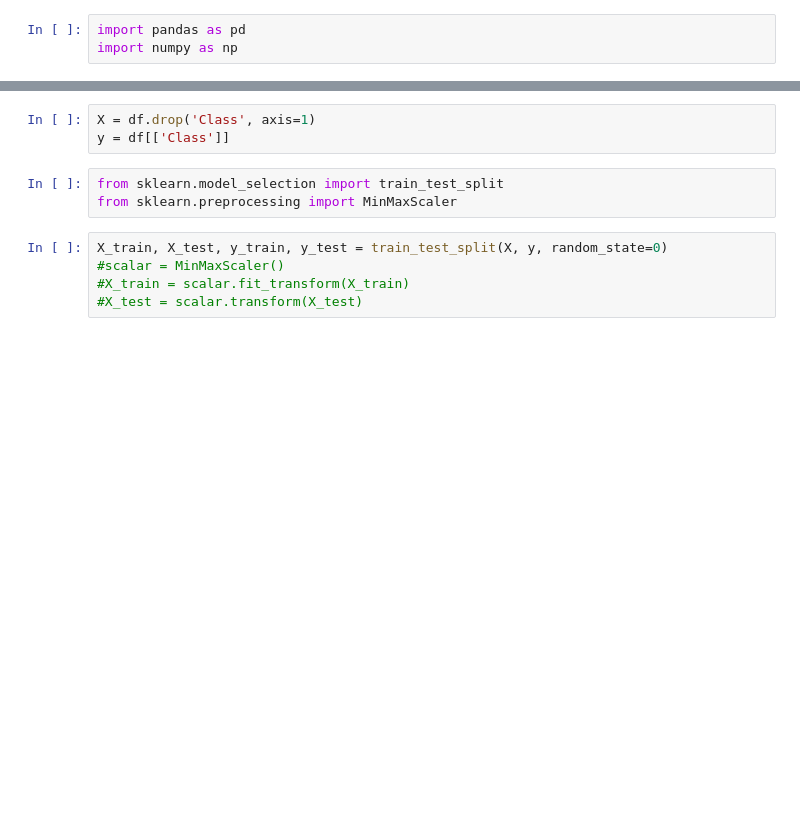
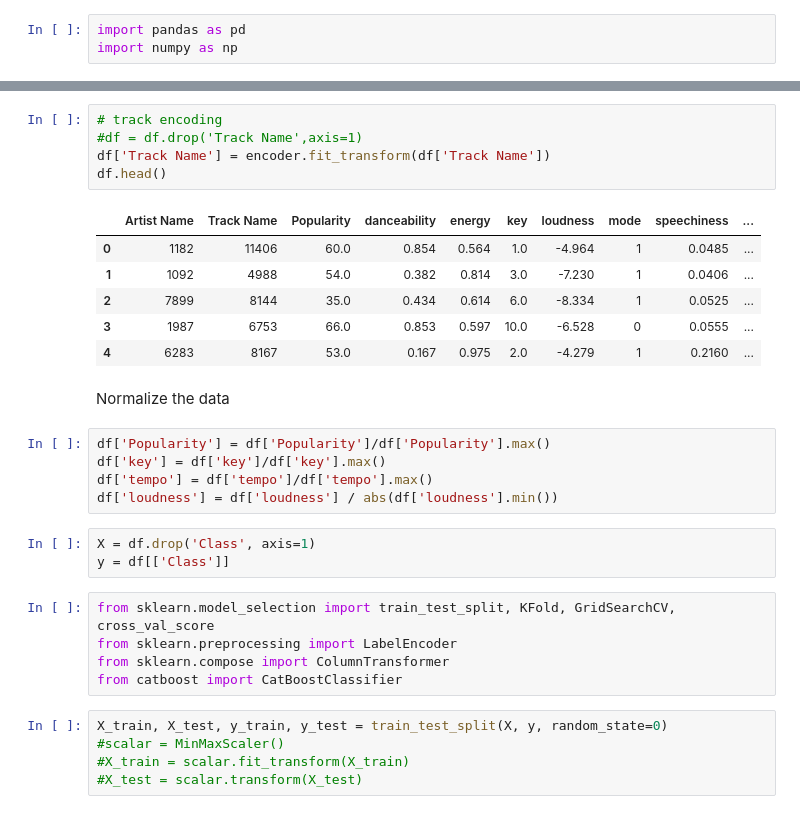
Before and after one commit to alyazidView/musicians, a Jupyter notebook: src/sandbox_ibrahim-g7.ipynb, the cells around one changed output, grey strips where cells are left out. Drawn from its saved outputs; the diff is of its cells as text; blank space fills up the shorter version.

```diff
--- a/src/sandbox_ibrahim-g7.ipynb
+++ b/src/sandbox_ibrahim-g7.ipynb
@@ -27,9 +88,30 @@ df.head()
+# %%
+# track encoding
+#df = df.drop('Track Name',axis=1)
+df['Track Name'] = encoder.fit_transform(df['Track Name'])
+df.head()
+# %% [output]
+|  | Artist Name | Track Name | Popularity | danceability | energy | key | loudness | mode | speechiness | ... |
+| 0 | 1182 | 11406 | 60.0 | 0.854 | 0.564 | 1.0 | -4.964 | 1 | 0.0485 | ... |
+| 1 | 1092 | 4988 | 54.0 | 0.382 | 0.814 | 3.0 | -7.230 | 1 | 0.0406 | ... |
+| 2 | 7899 | 8144 | 35.0 | 0.434 | 0.614 | 6.0 | -8.334 | 1 | 0.0525 | ... |
+| 3 | 1987 | 6753 | 66.0 | 0.853 | 0.597 | 10.0 | -6.528 | 0 | 0.0555 | ... |
+| 4 | 6283 | 8167 | 53.0 | 0.167 | 0.975 | 2.0 | -4.279 | 1 | 0.2160 | ... |
+# %% [markdown]
+Normalize the data
+# %%
+df['Popularity'] = df['Popularity']/df['Popularity'].max()
+df['key'] = df['key']/df['key'].max()
+df['tempo'] = df['tempo']/df['tempo'].max()
+df['loudness'] = df['loudness'] / abs(df['loudness'].min())
 # %%
 X = df.drop('Class', axis=1)
 y = df[['Class']]
 # %%
-from sklearn.model_selection import train_test_split
-from sklearn.preprocessing import MinMaxScaler
+from sklearn.model_selection import train_test_split, KFold, GridSearchCV, cross_val_score
+from sklearn.preprocessing import LabelEncoder
+from sklearn.compose import ColumnTransformer
+from catboost import CatBoostClassifier
 # %%
 X_train, X_test, y_train, y_test = train_test_split(X, y, random_state=0)
 #scalar = MinMaxScaler()
```
Also changed, not shown: parts of 17 cells of this notebook, 4 other files.
